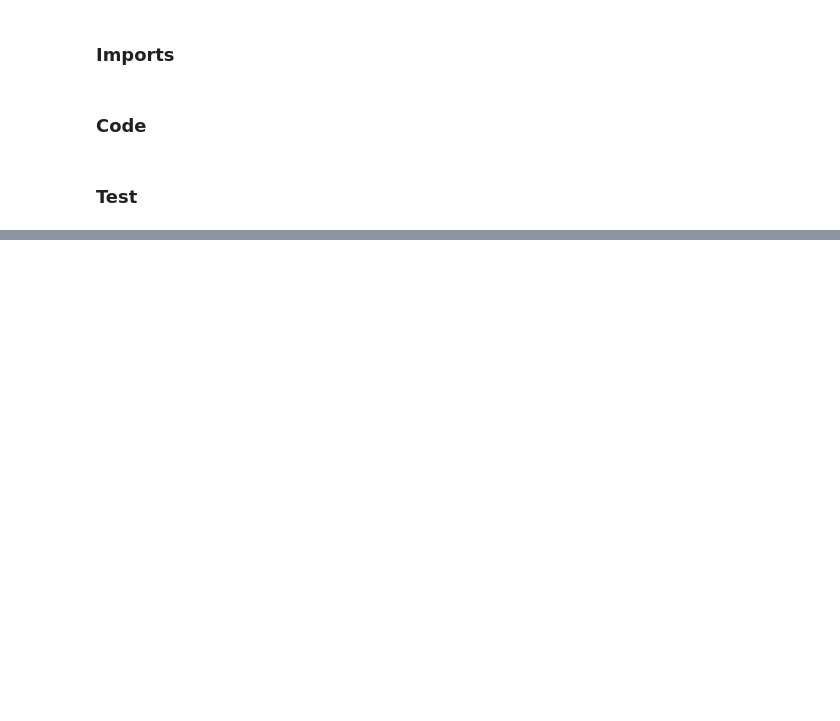
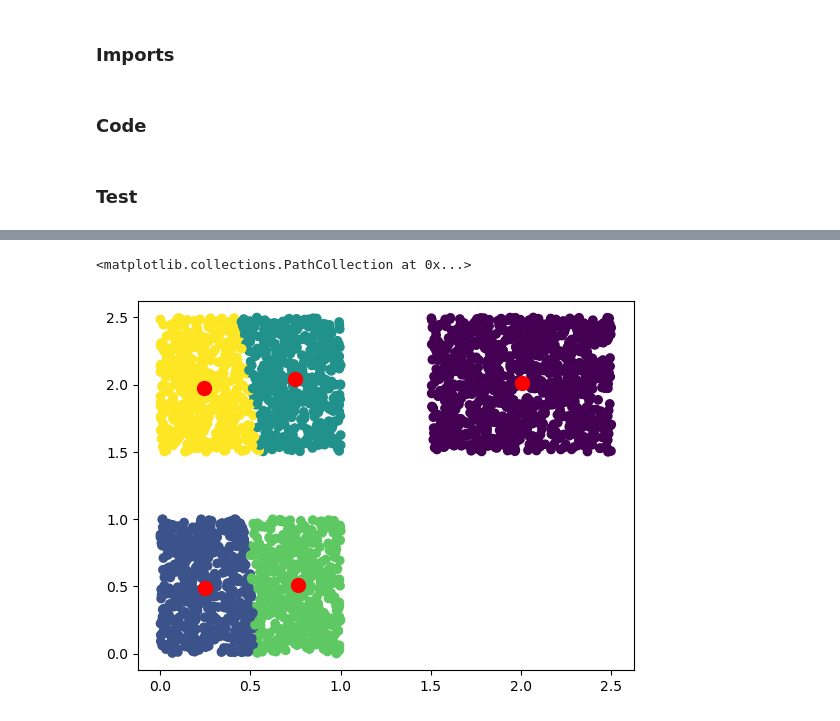
Before and after one commit to ritwika21/Kmeans_python, a Jupyter notebook: kmeans.ipynb, the cells around one changed output, grey strips where cells are left out. Drawn from its saved outputs; the diff is of its cells as text; code cells hidden in the pictures; blank space fills up the shorter version.

```diff
--- a/kmeans.ipynb
+++ b/kmeans.ipynb
@@ -91,0 +167,15 @@ ax.scatter(c[:,0], c[:,1], color="red", s=100)
+# %%
+shift = 1.5
+X = np.concatenate([
+    # Following data is getting shifted clockwise as we read down
+    np.random.rand(1000, 2),
+    np.random.rand(1000, 2) + [0, shift],
+    np.random.rand(1000, 2) + [shift, shift],
+    # np.random.rand(1000, 2) + [shift, 0],
+    # np.random.rand(1000, 2) + [shift, -shift],
+    # np.random.rand(1000, 2) + [0, -shift],
+    # np.random.rand(1000, 2) + [-shift, -shift],
+    # np.random.rand(1000, 2) + [-shift, 0],
+    # np.random.rand(1000, 2) + [-shift, shift],
+])
+n_clusters = 5
@@ -91,0 +186,9 @@ ax.scatter(c[:,0], c[:,1], color="red", s=100)
+# %%
+kmeans_test = Kmeans(n_clusters).fit(X)
+# %%
+fig, ax = plt.subplots()
+ax.scatter(X[:,0], X[:,1], c=kmeans_test.labels)
+ax.scatter(kmeans_test.centroids[:,0], kmeans_test.centroids[:,1], color="red", s=100)
+# %% [output]
+<matplotlib.collections.PathCollection at 0x...>
+[figure, added]
```
Also changed, not shown: parts of 20 cells of this notebook, 1 other file.
